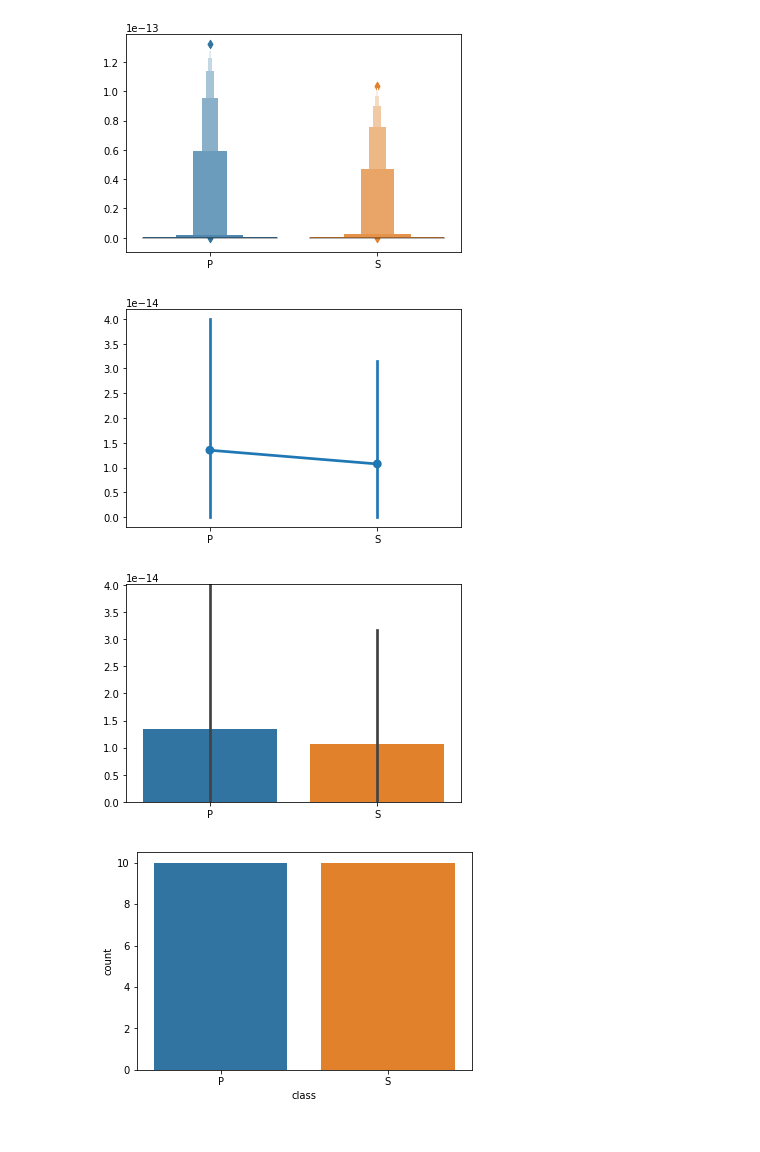
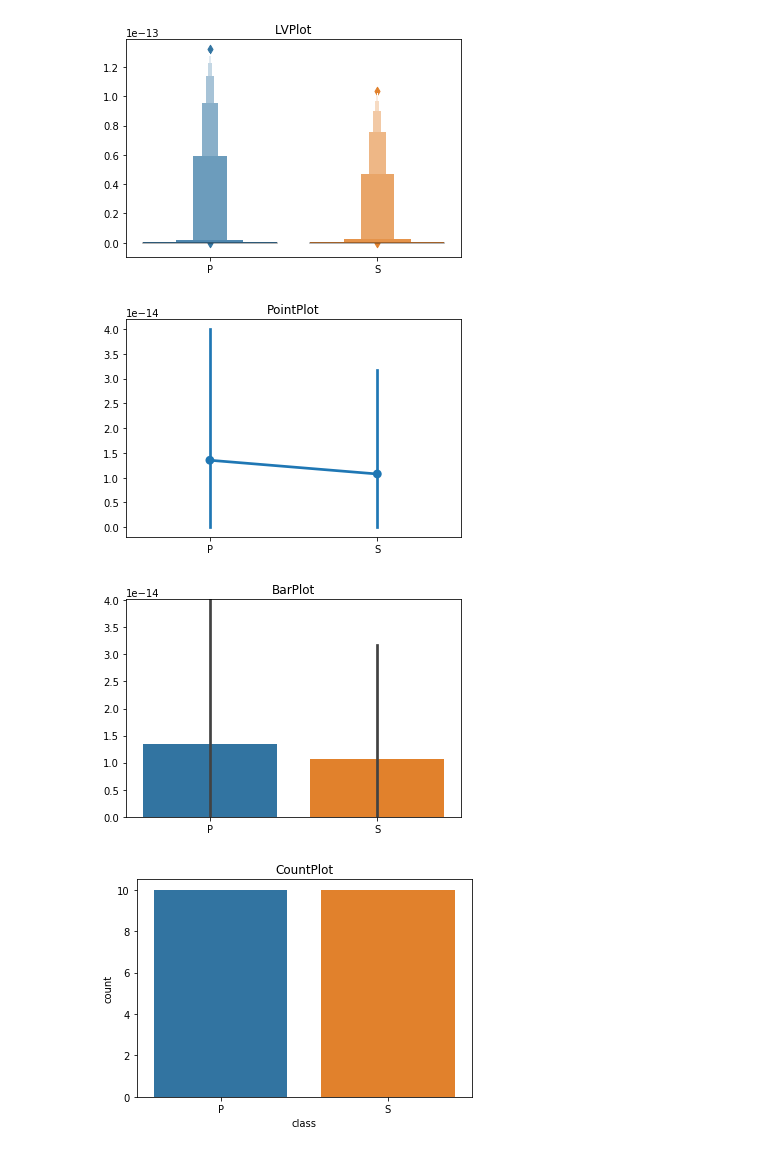
Before and after one commit to santiago-mb/data-science, a Jupyter notebook: wip/tp2/tp2.ipynb, the cells around one changed output. Drawn from its saved outputs; the diff is of its cells as text; code cells hidden in the pictures.

```diff
--- a/wip/tp2/tp2.ipynb
+++ b/wip/tp2/tp2.ipynb
@@ -46,6 +46,10 @@ subjectsTheta = []
 subjectsAlpha = []
 subjectsBeta = []
 subjectsGamma = []
+bandNames = ['Delta', 'Theta', 'Alpha', 'Beta', 'Gamma']
+
+df = pd.DataFrame(columns = bandNames)
+
 for dataset in datasets:
     for name in names:
         x = (sc.io.loadmat(dataset + name + '.mat'))['data']
@@ -80,7 +84,8 @@ for dataset in datasets:
         subjectsBeta.append(powers[beta:gamma].mean())
         subjectsGamma.append(powers[gamma:].mean())
         index = len(subjectsDelta)
-        print 'Subject ' + names[(index - 1) % 10] + ' ' + classification[index - 1] + ': Delta', subjectsDelta[-1], 'Theta', subjectsTheta[-1], 'Alpha', subjectsAlpha[-1], 'Beta', subjectsBeta[-1], 'Gamma', subjectsGamma[-1]
+        df = df.append((pd.Series({bandNames[0]: subjectsDelta[-1], bandNames[1]: subjectsTheta[-1], bandNames[2]: subjectsAlpha[-1], bandNames[3]: subjectsBeta[-1], bandNames[4]: subjectsGamma[-1]})).rename('Subject ' + names[(index - 1) % 10] + ' ' + classification[index - 1]))
 #         plt.plot(np.round(np.multiply(fourier[0], 100), 2), fourier[1])
 #         plt.show()
+display(df)
 # %% [output]
@@ -107,13 +109,17 @@ Subject 10 S: Delta 3.66190307779e-15 Theta 3.17646912965e-16 Alpha 4.0698355529
 # %%
 df = pd.DataFrame({'P': subjectsAlpha[:10], 'S': subjectsAlpha[10:]})
+plotNames = ['StripPlot', 'SwarmPlot', 'BoxPlot', 'ViolinPlot', 'LVPlot', 'PointPlot', 'BarPlot', 'CountPlot']
 plots = [sns.stripplot, sns.swarmplot, sns.boxplot, sns.violinplot, sns.lvplot, sns.pointplot, sns.barplot]
+
 for i, plotClass in enumerate(plots):
     fig = plotClass(data = df)
     if (i < 2):
         fig.set_ylim([0, df['P'].max() * 1.1])
+    plt.title(plotNames[i])
     plt.show()
 
 df_new = pd.DataFrame({'class': ['P'] * 10 + ['S'] * 10, 'values': subjectsAlpha})
 sns.countplot(x = 'class', data = df_new)
+plt.title(plotNames[-1])
 plt.show()
 # %% [output]
@@ -124,4 +130,4 @@ plt.show()
-[figure, old version]
+[figure, new version]
-[figure, old version]
+[figure, new version]
-[figure, old version]
+[figure, new version]
-[figure, old version]
+[figure, new version]
```
Also changed, not shown: parts of 6 cells of this notebook.
